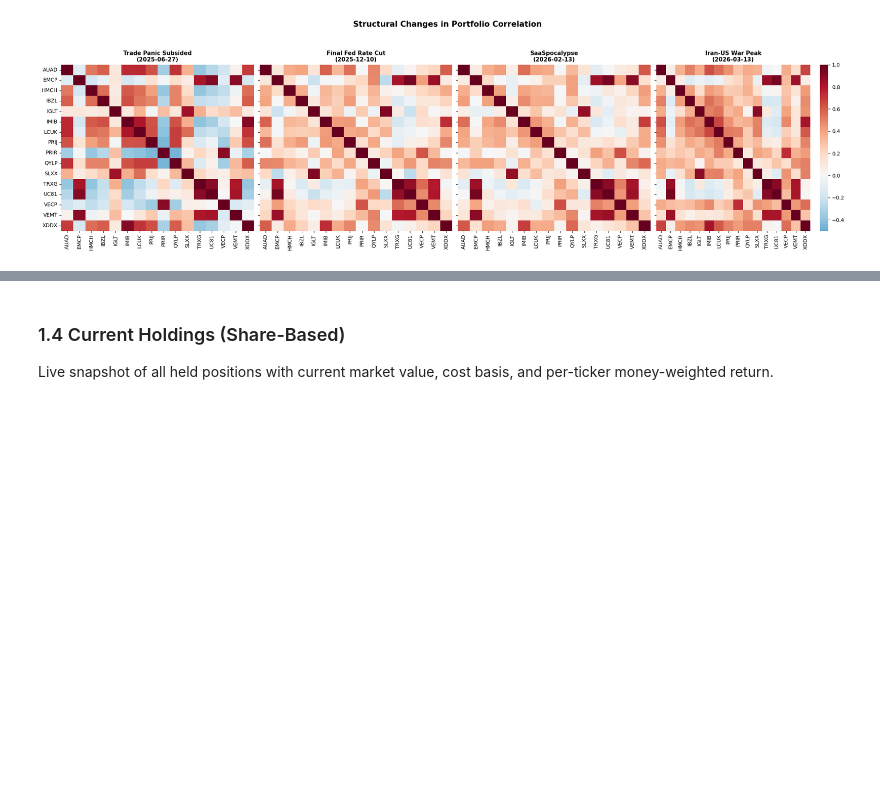
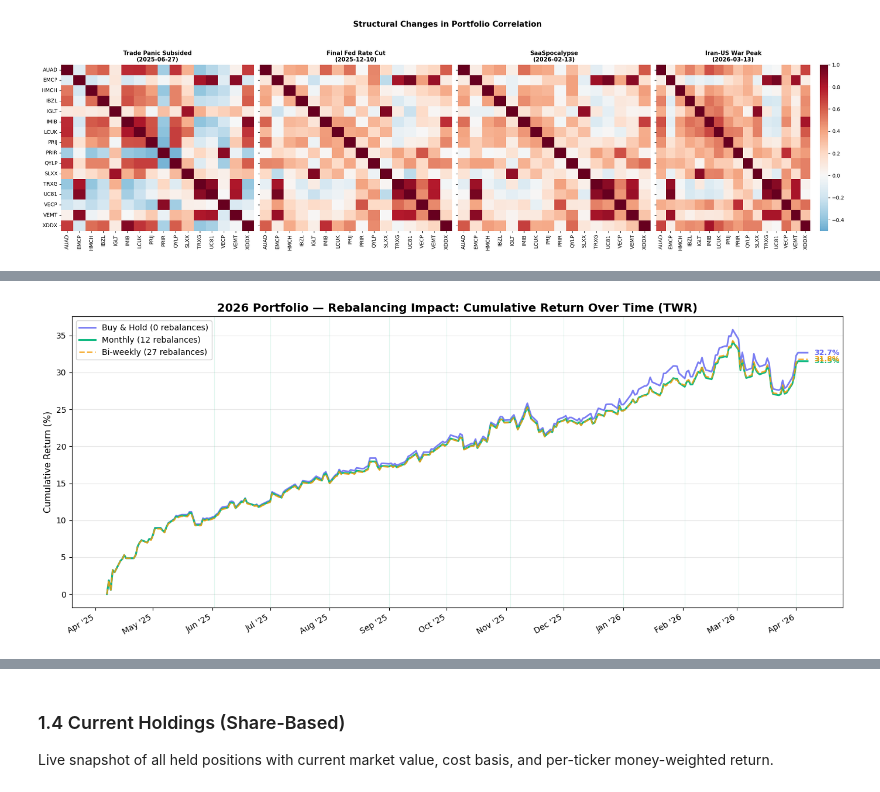
Before and after one commit to nairraks/etf-isa-portfolio, a Jupyter notebook: notebooks/04_performance_tracking.ipynb, the cells around one changed output, grey strips where cells are left out. Saved outputs shown, nothing was run; the diff lists cells and outputs as text; code cells hidden in the pictures; blank space fills up the shorter version.

```diff
--- a/notebooks/04_performance_tracking.ipynb
+++ b/notebooks/04_performance_tracking.ipynb
@@ -617,0 +706,84 @@ plt.show()
+# %%
+# --- Section 1.3.5  Counterfactual: 2026 Rebalancing Frequency ---
+
+# Reuse price_data_26, start_26, today26 from previous cell
+bt26 = Backtester(price_data_26, start_26, today26)
+
+# Target weights from 2026 portfolio (normalised to sum=1)
+weight_map = dict(zip(portfolio_2026['ticker'], portfolio_2026['final_cash_weights']))
+total_w = sum(weight_map.values())
+target_weights_26 = {t: w / total_w for t, w in weight_map.items() if t in price_data_26}
+
+# Hypothetical initial investment = \u00a320 000 (same as 2026 construction budget)
+initial_capital = 20000.0
+
+# Build initial holdings at start_26 prices
+bnh_holdings_26 = {}
+bnh_cost_26 = 0.0
+bnh_ticker_cost_26 = {}
+for tkr, w in target_weights_26.items():
+    alloc = initial_capital * w
+    px = bt26.get_price(tkr, start_26)
+    if px and px > 0:
+        bnh_holdings_26[tkr] = alloc / px
+        bnh_cost_26 += alloc
+        bnh_ticker_cost_26[tkr] = alloc
+
+# --- Buy & Hold TWR ---
+bnh_twr_26 = bt26.run_buy_and_hold_series(bnh_holdings_26)
+
+# --- Monthly rebalance dates (~22) ---
+monthly_dates = pd.bdate_range(start_26, today26, freq='BMS').tolist()
+if monthly_dates and monthly_dates[0] < start_26:
+    monthly_dates[0] = start_26
+monthly_twr_26 = bt26.run_simulated_rebalance(bnh_holdings_26, target_weights_26, monthly_dates)
+
+# --- Bi-weekly rebalance dates (~44) ---
+biweekly_dates = pd.bdate_range(start_26, today26, freq='10B').tolist()
+if biweekly_dates and biweekly_dates[0] < start_26:
+    biweekly_dates[0] = start_26
+biweekly_twr_26 = bt26.run_simulated_rebalance(bnh_holdings_26, target_weights_26, biweekly_dates)
+
+# --- Plot ---
+fig, ax = plt.subplots(figsize=(14, 6))
+
+ax.plot(bt26.all_dates, bnh_twr_26, label=f'Buy & Hold (0 rebalances)',
+        color='#6366f1', linewidth=2, alpha=0.85)
+ax.plot(bt26.all_dates, monthly_twr_26, label=f'Monthly ({len(monthly_dates)} rebalances)',
+        color='#10b981', linewidth=2.2)
+ax.plot(bt26.all_dates, biweekly_twr_26, label=f'Bi-weekly ({len(biweekly_dates)} rebalances)',
+        color='#f59e0b', linewidth=1.8, linestyle='--', alpha=0.85)
+
+for rd in monthly_dates[1:]:
+    ax.axvline(rd, color='#10b981', alpha=0.12, linewidth=0.8)
+
+ax.set_title('2026 Portfolio \u2014 Rebalancing Impact: Cumulative Return Over Time (TWR)',
+             fontsize=14, fontweight='bold')
+ax.set_ylabel('Cumulative Return (%)', fontsize=11)
+ax.set_xlabel('')
+ax.legend(loc='upper left', fontsize=10, framealpha=0.9)
+ax.grid(axis='y', alpha=0.3)
+ax.xaxis.set_major_formatter(mdates.DateFormatter("%b '%y"))
+ax.xaxis.set_major_locator(mdates.MonthLocator())
+fig.autofmt_xdate(rotation=30)
+
+for label, series, color in [
+    ('B&H', bnh_twr_26, '#6366f1'),
+    ('Monthly', monthly_twr_26, '#10b981'),
+    ('Bi-wkly', biweekly_twr_26, '#f59e0b'),
+]:
+    if series is not None and len(series) > 0:
+        final = series.iloc[-1]
+        ax.annotate(f'{final:.1f}%', xy=(bt26.all_dates[-1], final),
+                    xytext=(8, 0), textcoords='offset points',
+                    fontsize=9, fontweight='bold', color=color, va='center')
+
+plt.tight_layout()
+plt.show()
+
+print(f'\nFinal Cumulative Returns (TWR) \u2014 2026 Portfolio Counterfactual:')
+print(f'  Buy & Hold:                   {bnh_twr_26.iloc[-1]:.2f}%')
+print(f'  Monthly ({len(monthly_dates)} rebalances):    {monthly_twr_26.iloc[-1]:.2f}%')
+print(f'  Bi-weekly ({len(biweekly_dates)} rebalances):  {biweekly_twr_26.iloc[-1]:.2f}%')
+# %% [output]
+[figure, added]
```
Also changed, not shown: parts of 7 cells of this notebook.
